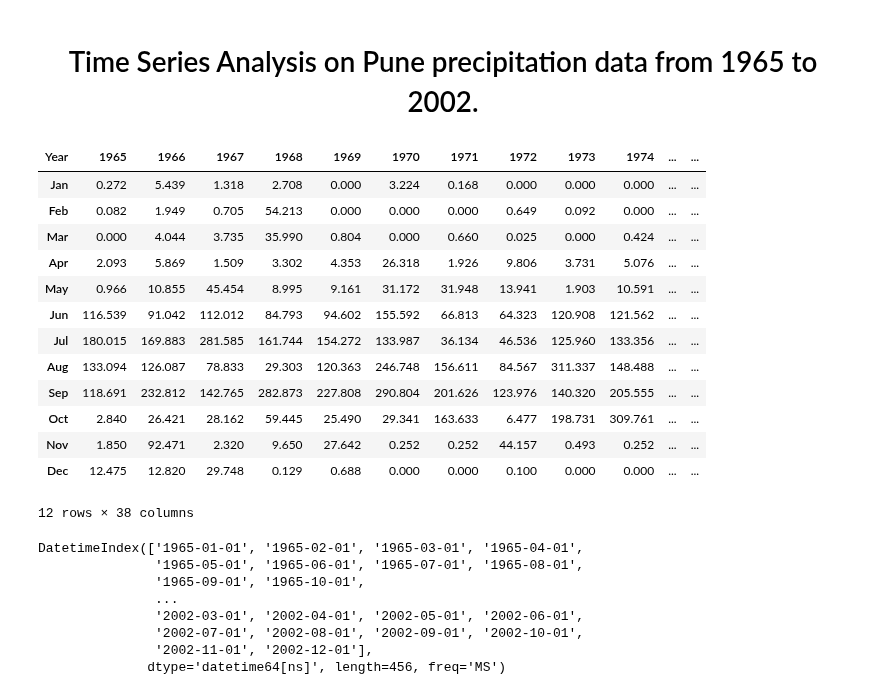
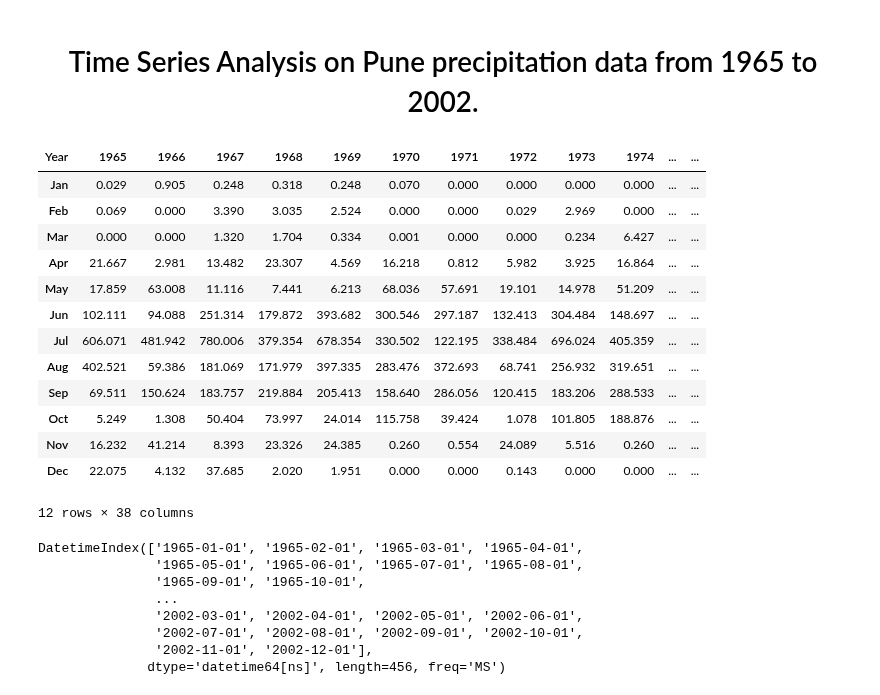
Before and after one commit to Abhishekmamidi123/Time-Series-Forecasting, a Jupyter notebook: Pune_precipitation_analyis_1972_to_2002/Artificial_Neural_Networks.ipynb, the cells around one changed output. Drawn from its saved outputs; the diff is of its cells as text; code cells hidden in the pictures.

```diff
--- a/Pune_precipitation_analyis_1972_to_2002/Artificial_Neural_Networks.ipynb
+++ b/Pune_precipitation_analyis_1972_to_2002/Artificial_Neural_Networks.ipynb
@@ -21,26 +21,26 @@ import itertools
 import warnings
 warnings.filterwarnings('ignore')
 # %%
-filename = 'LaturRains_1965_2002.csv'
+filename = 'pune_1965_to_2002.csv'
 
 rainfall_data_matrix = pd.read_csv(filename, delimiter='\t')
 rainfall_data_matrix.set_index('Year', inplace=True)
 rainfall_data_matrix = rainfall_data_matrix.transpose()
 rainfall_data_matrix
 # %% [output]
 | Year | 1965 | 1966 | 1967 | 1968 | 1969 | 1970 | 1971 | 1972 | 1973 | 1974 | ... | ... |
-| Jan | 0.272 | 5.439 | 1.318 | 2.708 | 0.000 | 3.224 | 0.168 | 0.000 | 0.000 | 0.000 | ... | ... |
-| Feb | 0.082 | 1.949 | 0.705 | 54.213 | 0.000 | 0.000 | 0.000 | 0.649 | 0.092 | 0.000 | ... | ... |
-| Mar | 0.000 | 4.044 | 3.735 | 35.990 | 0.804 | 0.000 | 0.660 | 0.025 | 0.000 | 0.424 | ... | ... |
-| Apr | 2.093 | 5.869 | 1.509 | 3.302 | 4.353 | 26.318 | 1.926 | 9.806 | 3.731 | 5.076 | ... | ... |
-| May | 0.966 | 10.855 | 45.454 | 8.995 | 9.161 | 31.172 | 31.948 | 13.941 | 1.903 | 10.591 | ... | ... |
-| Jun | 116.539 | 91.042 | 112.012 | 84.793 | 94.602 | 155.592 | 66.813 | 64.323 | 120.908 | 121.562 | ... | ... |
-| Jul | 180.015 | 169.883 | 281.585 | 161.744 | 154.272 | 133.987 | 36.134 | 46.536 | 125.960 | 133.356 | ... | ... |
-| Aug | 133.094 | 126.087 | 78.833 | 29.303 | 120.363 | 246.748 | 156.611 | 84.567 | 311.337 | 148.488 | ... | ... |
-| Sep | 118.691 | 232.812 | 142.765 | 282.873 | 227.808 | 290.804 | 201.626 | 123.976 | 140.320 | 205.555 | ... | ... |
-| Oct | 2.840 | 26.421 | 28.162 | 59.445 | 25.490 | 29.341 | 163.633 | 6.477 | 198.731 | 309.761 | ... | ... |
-| Nov | 1.850 | 92.471 | 2.320 | 9.650 | 27.642 | 0.252 | 0.252 | 44.157 | 0.493 | 0.252 | ... | ... |
-| Dec | 12.475 | 12.820 | 29.748 | 0.129 | 0.688 | 0.000 | 0.000 | 0.100 | 0.000 | 0.000 | ... | ... |
+| Jan | 0.029 | 0.905 | 0.248 | 0.318 | 0.248 | 0.070 | 0.000 | 0.000 | 0.000 | 0.000 | ... | ... |
+| Feb | 0.069 | 0.000 | 3.390 | 3.035 | 2.524 | 0.000 | 0.000 | 0.029 | 2.969 | 0.000 | ... | ... |
+| Mar | 0.000 | 0.000 | 1.320 | 1.704 | 0.334 | 0.001 | 0.000 | 0.000 | 0.234 | 6.427 | ... | ... |
+| Apr | 21.667 | 2.981 | 13.482 | 23.307 | 4.569 | 16.218 | 0.812 | 5.982 | 3.925 | 16.864 | ... | ... |
+| May | 17.859 | 63.008 | 11.116 | 7.441 | 6.213 | 68.036 | 57.691 | 19.101 | 14.978 | 51.209 | ... | ... |
+| Jun | 102.111 | 94.088 | 251.314 | 179.872 | 393.682 | 300.546 | 297.187 | 132.413 | 304.484 | 148.697 | ... | ... |
+| Jul | 606.071 | 481.942 | 780.006 | 379.354 | 678.354 | 330.502 | 122.195 | 338.484 | 696.024 | 405.359 | ... | ... |
+| Aug | 402.521 | 59.386 | 181.069 | 171.979 | 397.335 | 283.476 | 372.693 | 68.741 | 256.932 | 319.651 | ... | ... |
+| Sep | 69.511 | 150.624 | 183.757 | 219.884 | 205.413 | 158.640 | 286.056 | 120.415 | 183.206 | 288.533 | ... | ... |
+| Oct | 5.249 | 1.308 | 50.404 | 73.997 | 24.014 | 115.758 | 39.424 | 1.078 | 101.805 | 188.876 | ... | ... |
+| Nov | 16.232 | 41.214 | 8.393 | 23.326 | 24.385 | 0.260 | 0.554 | 24.089 | 5.516 | 0.260 | ... | ... |
+| Dec | 22.075 | 4.132 | 37.685 | 2.020 | 1.951 | 0.000 | 0.000 | 0.143 | 0.000 | 0.000 | ... | ... |
 12 rows × 38 columns
 # %%
 dates = pd.date_range(start='1965-01', freq='MS', periods=len(rainfall_data_matrix.columns)*12)
```
Also changed, not shown: parts of 10 cells of this notebook.
